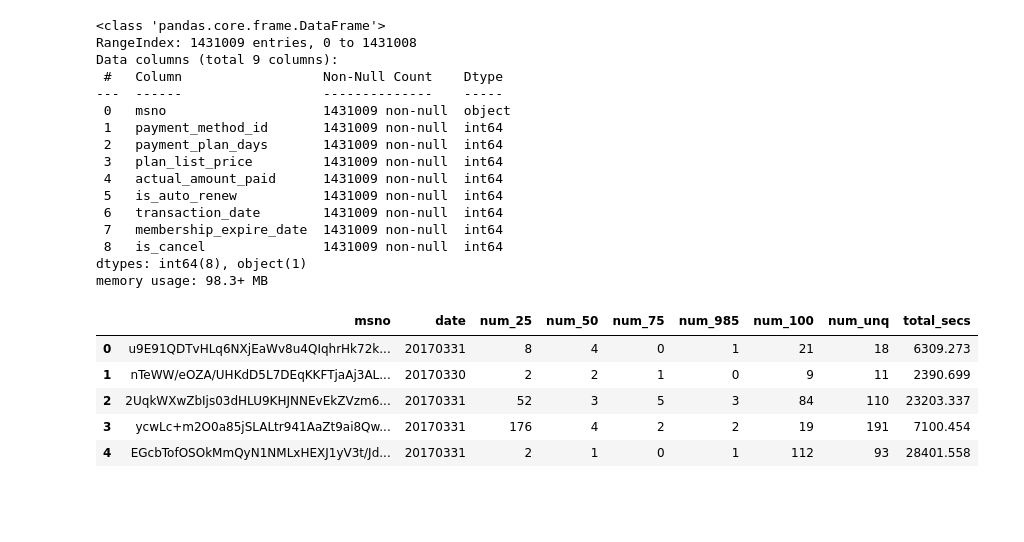
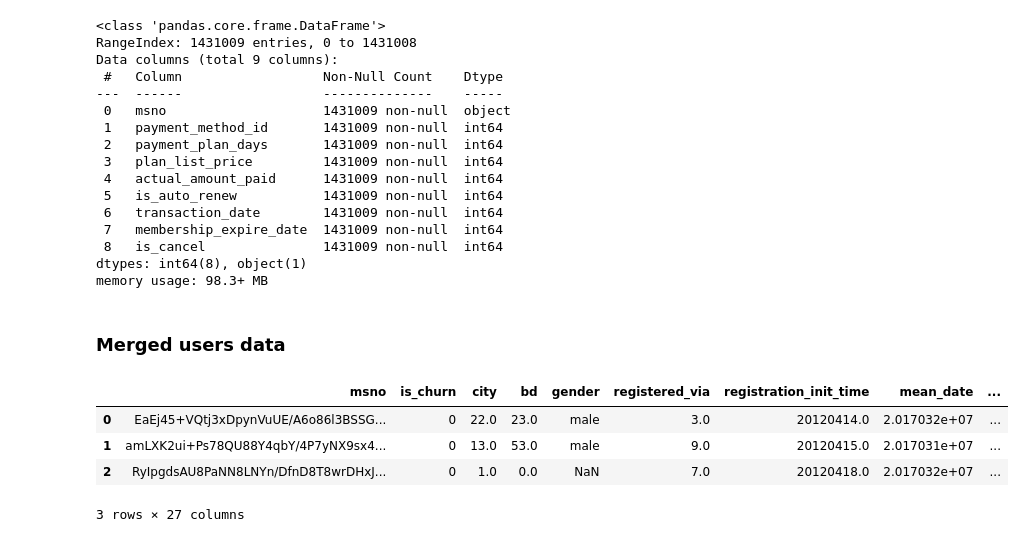
Before and after one commit to stanislavlia/churn_rate_mlops, a Jupyter notebook: eda.ipynb, the cells around one changed output. Drawn from its saved outputs; the diff is of its cells as text; code cells hidden in the pictures; blank space fills up the shorter version.

```diff
--- a/eda.ipynb
+++ b/eda.ipynb
@@ -263,9 +266,2 @@ user_logs_df.to_csv("data/user_logs_v2_sample.csv", index=False)
-# %%
-user_logs_df.head()
-# %% [output]
-|  | msno | date | num_25 | num_50 | num_75 | num_985 | num_100 | num_unq | total_secs |
-| 0 | u9E91QDTvHLq6NXjEaWv8u4QIqhrHk72k... | 20170331 | 8 | 4 | 0 | 1 | 21 | 18 | 6309.273 |
-| 1 | nTeWW/eOZA/UHKdD5L7DEqKKFTjaAj3AL... | 20170330 | 2 | 2 | 1 | 0 | 9 | 11 | 2390.699 |
-| 2 | 2UqkWXwZbIjs03dHLU9KHJNNEvEkZVzm6... | 20170331 | 52 | 3 | 5 | 3 | 84 | 110 | 23203.337 |
-| 3 | ycwLc+m2O0a85jSLALtr941AaZt9ai8Qw... | 20170331 | 176 | 4 | 2 | 2 | 19 | 191 | 7100.454 |
-| 4 | EGcbTofOSOkMmQyN1NMLxHEXJ1yV3t/Jd... | 20170331 | 2 | 1 | 0 | 1 | 112 | 93 | 28401.558 |
+# %% [markdown]
+### Merged users data
@@ -271,0 +270,8 @@ user_logs_df.head()
+# %%
+df.head(3)
+# %% [output]
+|  | msno | is_churn | city | bd | gender | registered_via | registration_init_time | mean_date | ... |
+| 0 | EaEj45+VQtj3xDpynVuUE/A6o86l3BSSG... | 0 | 22.0 | 23.0 | male | 3.0 | 20120414.0 | 2.017032e+07 | ... |
+| 1 | amLXK2ui+Ps78QU88Y4qbY/4P7yNX9sx4... | 0 | 13.0 | 53.0 | male | 9.0 | 20120415.0 | 2.017031e+07 | ... |
+| 2 | RyIpgdsAU8PaNN8LNYn/DfnD8T8wrDHxJ... | 0 | 1.0 | 0.0 | NaN | 7.0 | 20120418.0 | 2.017032e+07 | ... |
+3 rows × 27 columns
```
Also changed, not shown: parts of 14 cells of this notebook.
